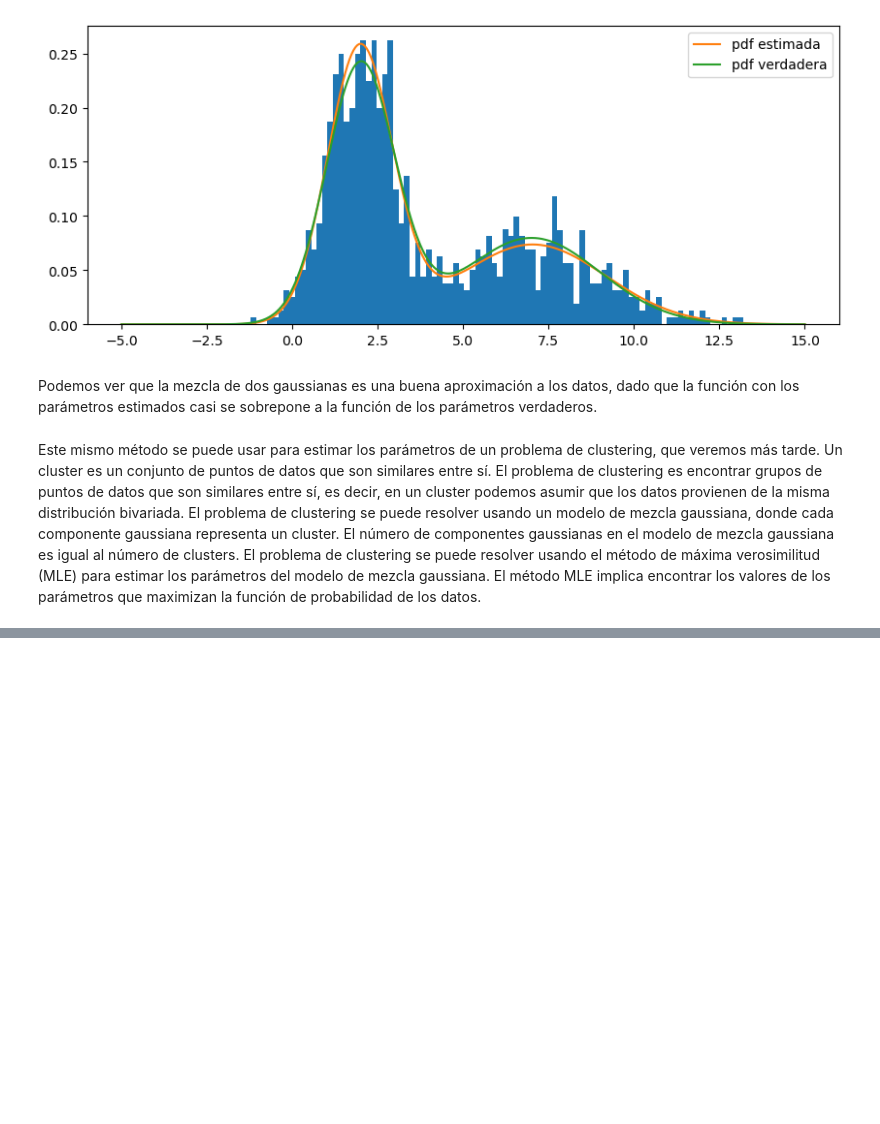
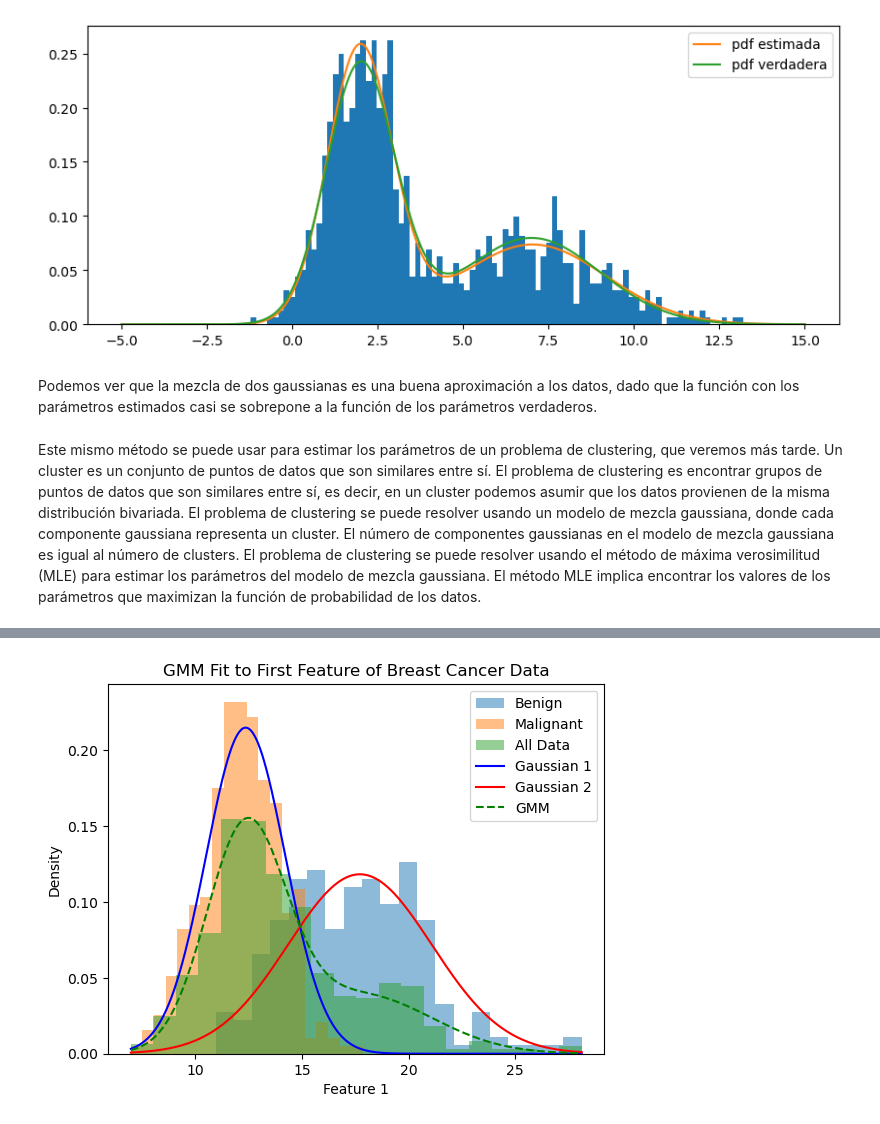
Before and after one commit to jealcalat/AEM-ITESO, a Jupyter notebook: tema_3/3.1_funcion_verosimilitud_Vpython.ipynb, the cells around one changed output, grey strips where cells are left out. Drawn from its saved outputs; the diff is of its cells as text; code cells hidden in the pictures; blank space fills up the shorter version.

```diff
--- a/tema_3/3.1_funcion_verosimilitud_Vpython.ipynb
+++ b/tema_3/3.1_funcion_verosimilitud_Vpython.ipynb
@@ -738,0 +948,13 @@ Este mismo método se puede usar para estimar los parámetros de un problema de
+# %%
+import matplotlib.pyplot as plt
+import numpy as np
+from scipy.stats import norm
+from sklearn.datasets import load_breast_cancer
+from scipy.optimize import minimize
+
+# Load the data
+data = load_breast_cancer(as_frame=True)
+y = data.target
+data = data.data
+
+data.describe()
@@ -738,0 +972,63 @@ Este mismo método se puede usar para estimar los parámetros de un problema de
+# %%
+# use only the first feature
+X = data.iloc[:, 0]
+
+# Negative Log-Likelihood Function for 2-component GMM
+def gmm_neg_log_likelihood(params):
+    mu1, mu2, sigma1, sigma2, pi_1 = params
+    pi_2 = 1 - pi_1
+
+    rv1 = norm(loc=mu1, scale=sigma1)
+    rv2 = norm(loc=mu2, scale=sigma2)
+
+    mixed_rv = pi_1 * rv1.pdf(X) + pi_2 * rv2.pdf(X)
+
+    neg_log_likelihood = -np.sum(np.log(mixed_rv))
+    return neg_log_likelihood
+
+# Initial parameter guess [mu1, mu2, sigma1, sigma2, pi_1]
+initial_params = [10, 20, 5, 5, 0.5]
+# bounds of the parameters
+bounds = [(None, None), (None, None), (0.1, None), (0.1, None), (0.01, 0.99)]
+# Perform MLE optimization
+result = minimize(gmm_neg_log_likelihood, initial_params,
+                  bounds=bounds)
+# if bounds are specified, minimizes uses the L-BFGS-B method, which
+# is a bound-constrained method, that is, it solves the problem:
+# min f(x) subject to li ≤ xi ≤ ui
+
+estimated_params = result.x
+mu1, mu2, sigma1, sigma2, pi_1 = estimated_params
+pi_2 = 1 - pi_1
+
+# Generate points for plotting
+x = np.linspace(min(X), max(X), 500)
+
+# Create the Gaussian components
+rv1 = norm(loc=mu1, scale=sigma1)
+rv2 = norm(loc=mu2, scale=sigma2)
+
+# Plotting
+plt.figure()
+
+# Plot histogram of original data
+plt.hist(X[y==0], bins=20, density=True, alpha=0.5, label='Benign')
+plt.hist(X[y==1], bins=20, density=True, alpha=0.5, label='Malignant')
+plt.hist(X, bins=20, density=True, alpha=0.5, label='All Data')
+
+# Plot PDF of the first Gaussian component
+plt.plot(x, rv1.pdf(x), 'b-', label='Gaussian 1')
+
+# Plot PDF of the second Gaussian component
+plt.plot(x, rv2.pdf(x), 'r-', label='Gaussian 2')
+
+# Plot PDF of the Gaussian mixture model
+plt.plot(x, pi_1 * rv1.pdf(x) + pi_2 * rv2.pdf(x), 'g--', label='GMM')
+
+plt.legend()
+plt.xlabel('Feature 1')
+plt.ylabel('Density')
+plt.title('GMM Fit to First Feature of Breast Cancer Data')
+plt.show()
+# %% [output]
+[figure, added]
```
Also changed, not shown: parts of 7 cells of this notebook, 1 other file.
